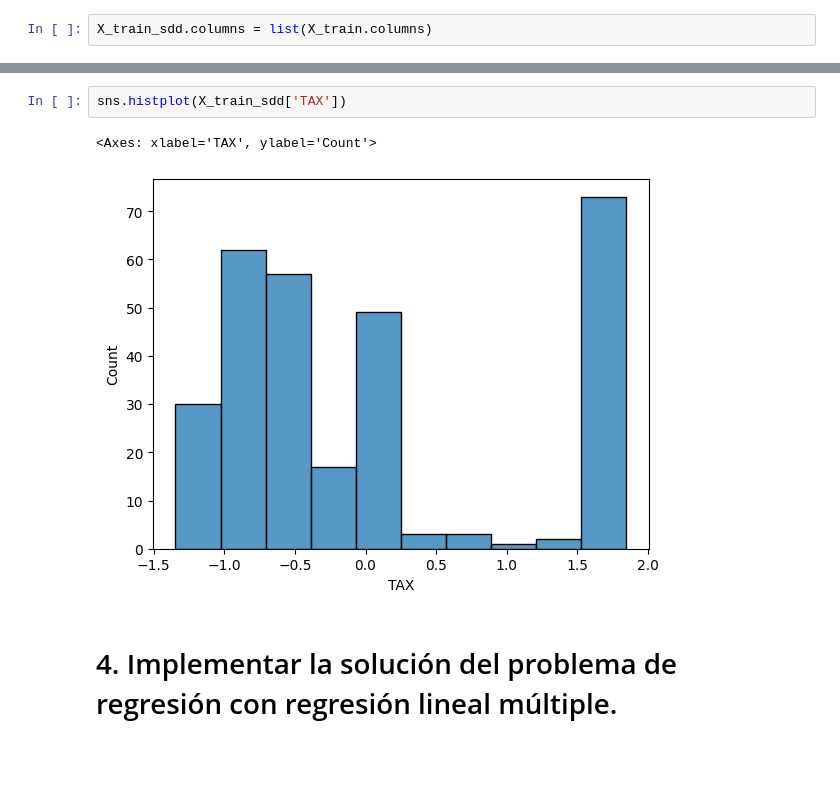
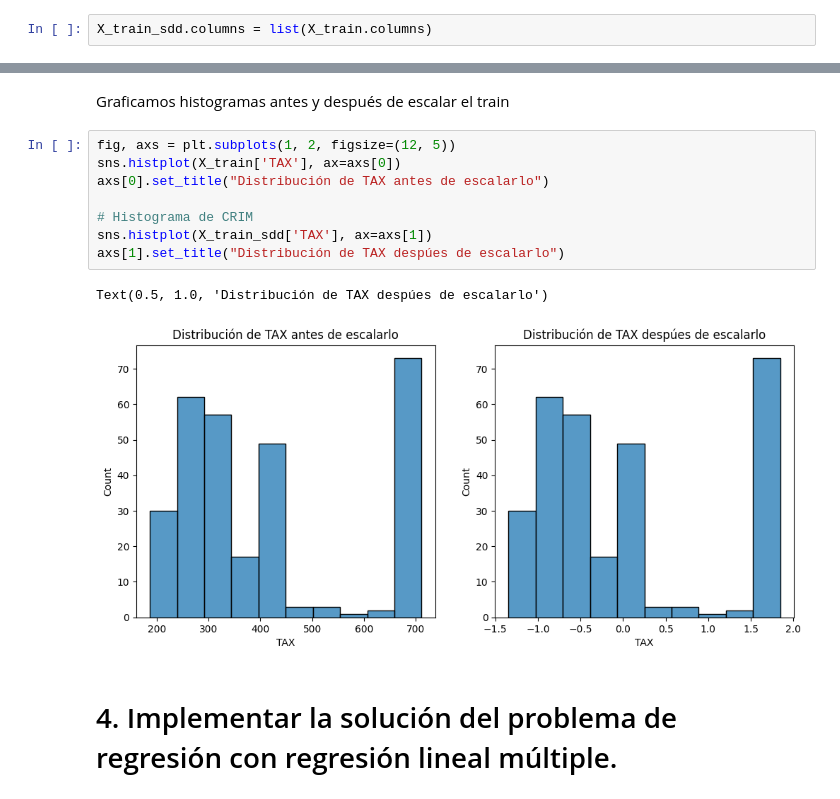
Before and after one commit to julilc/AA1-TUIA-LopezCeratto-RodriguezGrino-Slepoy, a Jupyter notebook: TP-regresion-AA1.ipynb, the cells around one changed output, grey strips where cells are left out. Saved outputs shown, nothing was run; the diff lists cells and outputs as text; blank space fills up the shorter version.

```diff
--- a/TP-regresion-AA1.ipynb
+++ b/TP-regresion-AA1.ipynb
@@ -302,8 +284,16 @@ sns.histplot(X_train['TAX'])
-# %%
-sns.histplot(X_train_sdd['TAX'])
-# %% [output]
-<Axes: xlabel='TAX', ylabel='Count'>
-[figure, removed]
+# %% [markdown]
+Graficamos histogramas antes y después de escalar el train
+# %%
+fig, axs = plt.subplots(1, 2, figsize=(12, 5))
+sns.histplot(X_train['TAX'], ax=axs[0])
+axs[0].set_title("Distribución de TAX antes de escalarlo")
+
+# Histograma de CRIM
+sns.histplot(X_train_sdd['TAX'], ax=axs[1])
+axs[1].set_title("Distribución de TAX despúes de escalarlo")
+# %% [output]
+Text(0.5, 1.0, 'Distribución de TAX despúes de escalarlo')
+[figure, added]
 # %% [markdown]
 # 4. Implementar la solución del problema de regresión con regresión lineal múltiple.
 # %% [markdown]
```
Also changed, not shown: parts of 13 cells of this notebook.
